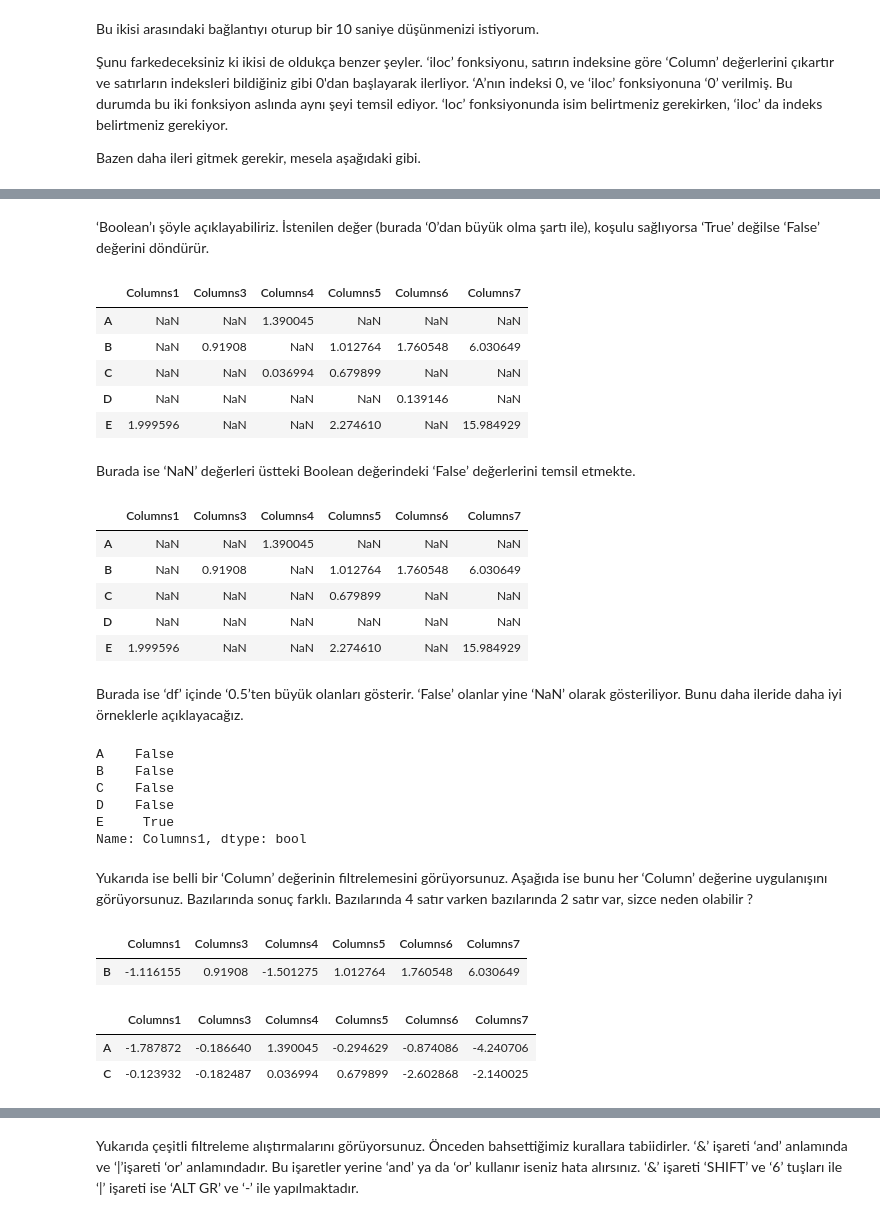
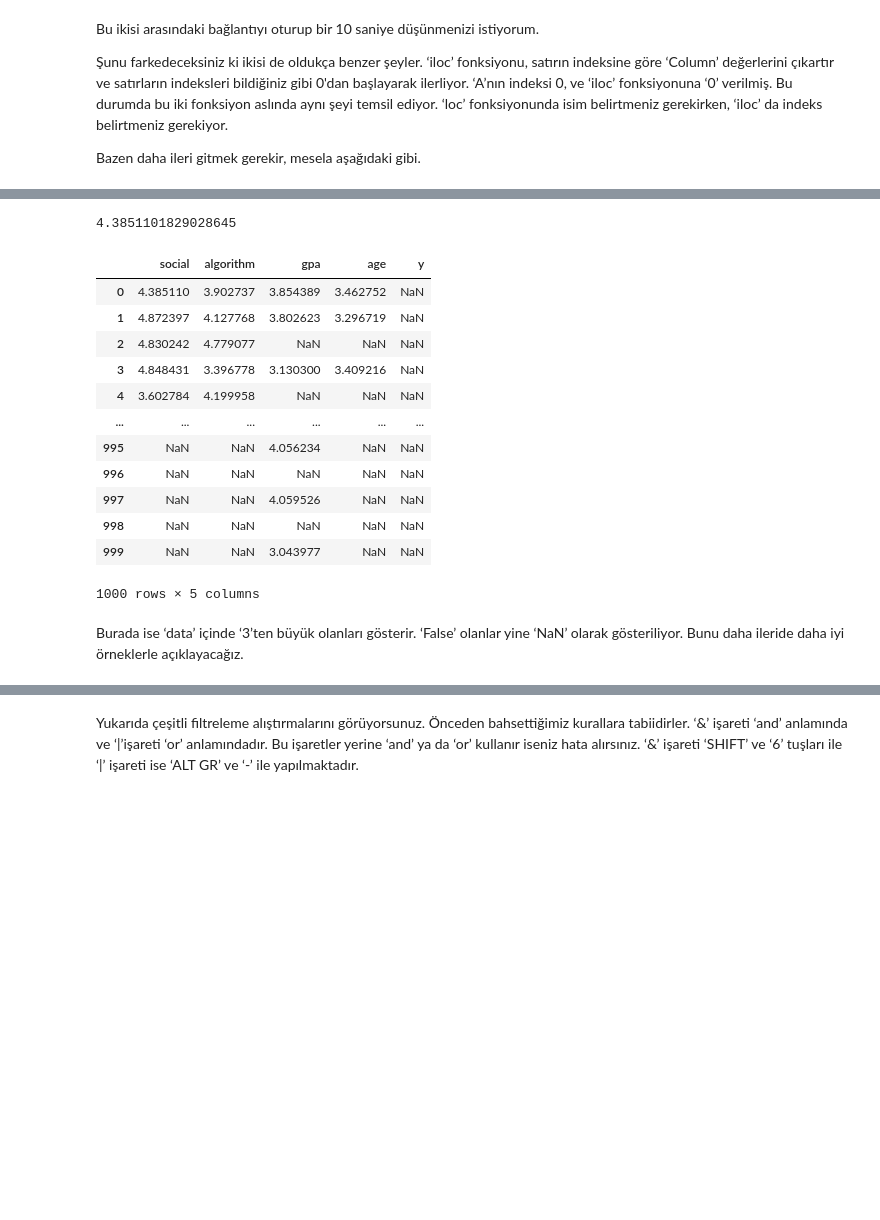
Before and after one commit to kaveai/veribilimiyazokulu, a Jupyter notebook: Ders İçerikleri/Pandas ve Numpy.ipynb, the cells around one changed output, grey strips where cells are left out. Saved outputs shown, nothing was run; the diff lists cells and outputs as text; code cells hidden in the pictures; blank space fills up the shorter version.

```diff
--- a/Ders İçerikleri/Pandas ve Numpy.ipynb
+++ b/Ders İçerikleri/Pandas ve Numpy.ipynb
@@ -623,46 +616,22 @@ booleanDF = df > 0
-# %% [markdown]
-‘Boolean’ı şöyle açıklayabiliriz. İstenilen değer (burada ‘0’dan büyük olma şartı ile), koşulu sağlıyorsa ‘True’ değilse ‘False’ değerini döndürür.
-# %%
-df[booleanDF]
-# %% [output]
-|  | Columns1 | Columns3 | Columns4 | Columns5 | Columns6 | Columns7 |
-| A | NaN | NaN | 1.390045 | NaN | NaN | NaN |
-| B | NaN | 0.91908 | NaN | 1.012764 | 1.760548 | 6.030649 |
-| C | NaN | NaN | 0.036994 | 0.679899 | NaN | NaN |
-| D | NaN | NaN | NaN | NaN | 0.139146 | NaN |
-| E | 1.999596 | NaN | NaN | 2.274610 | NaN | 15.984929 |
-# %% [markdown]
-Burada ise ‘NaN’ değerleri üstteki Boolean değerindeki ‘False’ değerlerini temsil etmekte.
-# %%
-df[df > 0.5]
-# %% [output]
-|  | Columns1 | Columns3 | Columns4 | Columns5 | Columns6 | Columns7 |
-| A | NaN | NaN | 1.390045 | NaN | NaN | NaN |
-| B | NaN | 0.91908 | NaN | 1.012764 | 1.760548 | 6.030649 |
-| C | NaN | NaN | NaN | 0.679899 | NaN | NaN |
-| D | NaN | NaN | NaN | NaN | NaN | NaN |
-| E | 1.999596 | NaN | NaN | 2.274610 | NaN | 15.984929 |
+# %%
+data.loc[0,'social']
+# %% [output]
+4.3851101829028645
+# %%
+data[data > 3]
+# %% [output]
+|  | social | algorithm | gpa | age | y |
+| 0 | 4.385110 | 3.902737 | 3.854389 | 3.462752 | NaN |
+| 1 | 4.872397 | 4.127768 | 3.802623 | 3.296719 | NaN |
+| 2 | 4.830242 | 4.779077 | NaN | NaN | NaN |
+| 3 | 4.848431 | 3.396778 | 3.130300 | 3.409216 | NaN |
+| 4 | 3.602784 | 4.199958 | NaN | NaN | NaN |
+| ... | ... | ... | ... | ... | ... |
+| 995 | NaN | NaN | 4.056234 | NaN | NaN |
+| 996 | NaN | NaN | NaN | NaN | NaN |
+| 997 | NaN | NaN | 4.059526 | NaN | NaN |
+| 998 | NaN | NaN | NaN | NaN | NaN |
+| 999 | NaN | NaN | 3.043977 | NaN | NaN |
+1000 rows × 5 columns
 # %% [markdown]
-Burada ise ‘df’ içinde ‘0.5’ten büyük olanları gösterir. ‘False’ olanlar yine ‘NaN’ olarak gösteriliyor. Bunu daha ileride daha iyi örneklerle açıklayacağız.
+Burada ise ‘data’ içinde ‘3’ten büyük olanları gösterir. ‘False’ olanlar yine ‘NaN’ olarak gösteriliyor. Bunu daha ileride daha iyi örneklerle açıklayacağız.
-# %%
-df['Columns1'] > 0
-# %% [output]
-A    False
-B    False
-C    False
-D    False
-E     True
-Name: Columns1, dtype: bool
-# %% [markdown]
-Yukarıda ise belli bir ‘Column’ değerinin filtrelemesini görüyorsunuz. Aşağıda ise bunu her ‘Column’ değerine uygulanışını görüyorsunuz. Bazılarında sonuç farklı. Bazılarında 4 satır varken bazılarında 2 satır var, sizce neden olabilir ?
-# %%
-df[df['Columns3']> 0]
-# %% [output]
-|  | Columns1 | Columns3 | Columns4 | Columns5 | Columns6 | Columns7 |
-| B | -1.116155 | 0.91908 | -1.501275 | 1.012764 | 1.760548 | 6.030649 |
-# %%
-df[df['Columns4']> 0]
-# %% [output]
-|  | Columns1 | Columns3 | Columns4 | Columns5 | Columns6 | Columns7 |
-| A | -1.787872 | -0.186640 | 1.390045 | -0.294629 | -0.874086 | -4.240706 |
-| C | -0.123932 | -0.182487 | 0.036994 | 0.679899 | -2.602868 | -2.140025 |
```
Also changed, not shown: parts of 28 cells of this notebook.
